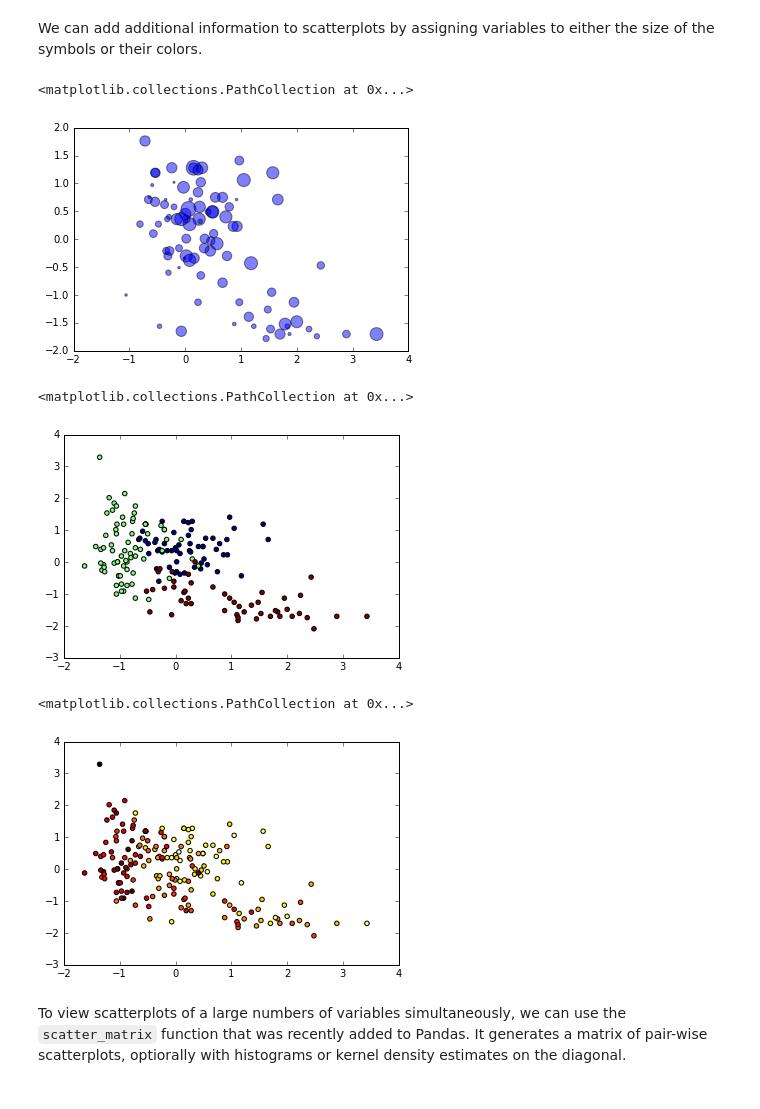
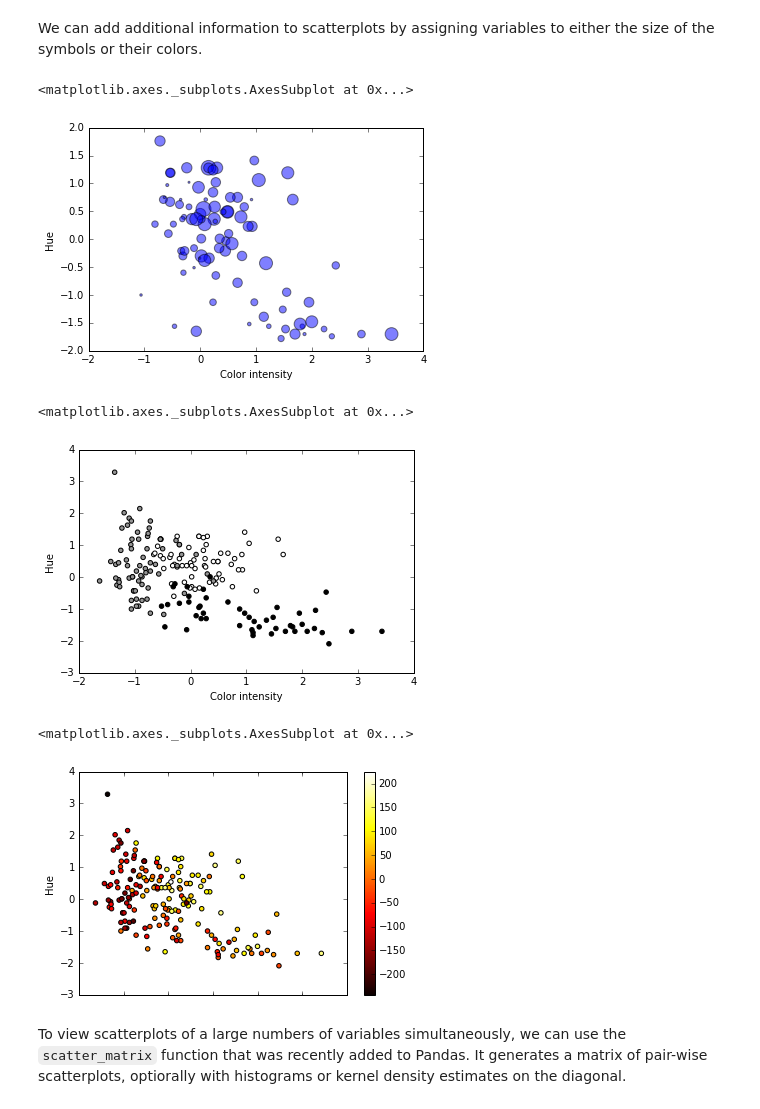
Before and after one commit to fonnesbeck/ngcm_pandas_2016, a Jupyter notebook: notebooks/2.1 - High-level Plotting with pandas and Seaborn.ipynb, the cells around one changed output. Cells and saved outputs as stored; diff of their text form; code cells hidden in the pictures.

```diff
--- a/notebooks/2.1 - High-level Plotting with pandas and Seaborn.ipynb
+++ b/notebooks/2.1 - High-level Plotting with pandas and Seaborn.ipynb
@@ -229,20 +229,20 @@ plt.scatter(wine['Color intensity'], wine['Hue'])
 # %% [markdown]
 We can add additional information to scatterplots by assigning variables to either the size of the symbols or their colors.
 # %%
-plt.scatter(wine['Color intensity'], wine['Hue'], s=wine.Alcohol*100, alpha=0.5)
+wine.plot.scatter('Color intensity', 'Hue', s=wine.Alcohol*100, alpha=0.5)
 # %% [output]
-<matplotlib.collections.PathCollection at 0x...>
+<matplotlib.axes._subplots.AxesSubplot at 0x...>
-[figure, old version]
+[figure, new version]
 # %%
-plt.scatter(wine['Color intensity'], wine['Hue'], c=wine.Grape)
+wine.plot.scatter('Color intensity', 'Hue', c=wine.Grape)
 # %% [output]
-<matplotlib.collections.PathCollection at 0x...>
+<matplotlib.axes._subplots.AxesSubplot at 0x...>
-[figure, old version]
+[figure, new version]
 # %%
-plt.scatter(wine['Color intensity'], wine['Hue'], c=wine.Alcohol*100, cmap='hot')
+wine.plot.scatter('Color intensity', 'Hue', c=wine.Alcohol*100, cmap='hot')
 # %% [output]
-<matplotlib.collections.PathCollection at 0x...>
+<matplotlib.axes._subplots.AxesSubplot at 0x...>
-[figure, old version]
+[figure, new version]
 # %% [markdown]
 To view scatterplots of a large numbers of variables simultaneously, we can use the `scatter_matrix` function that was recently added to Pandas. It generates a matrix of pair-wise scatterplots, optiorally with histograms or kernel density estimates on the diagonal.
 # %%
```
Also changed, not shown: parts of 31 cells of this notebook, 7 other files.
